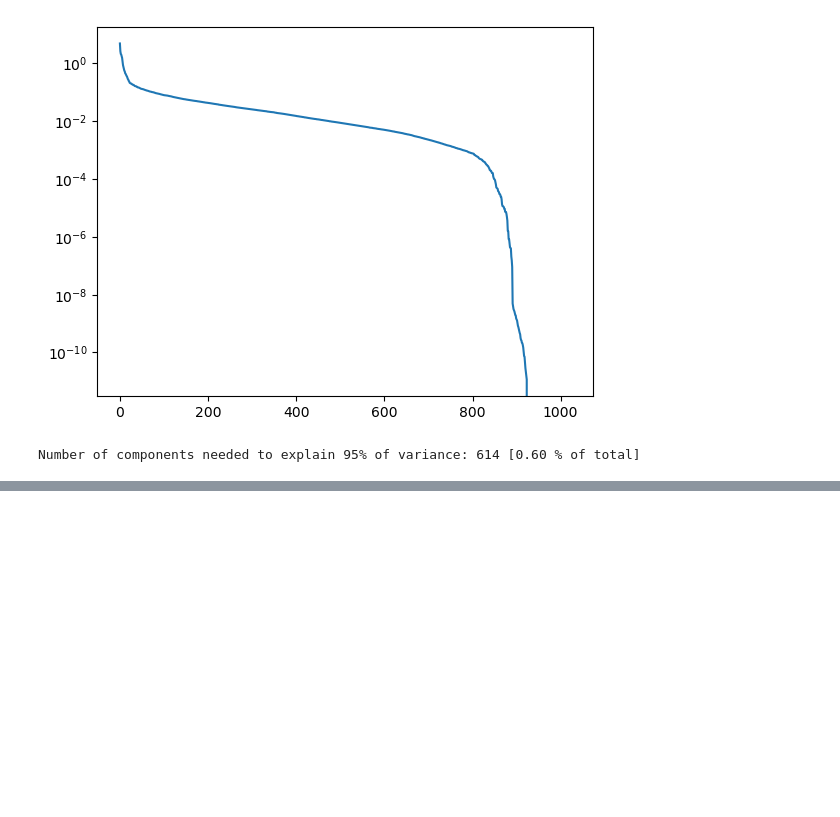
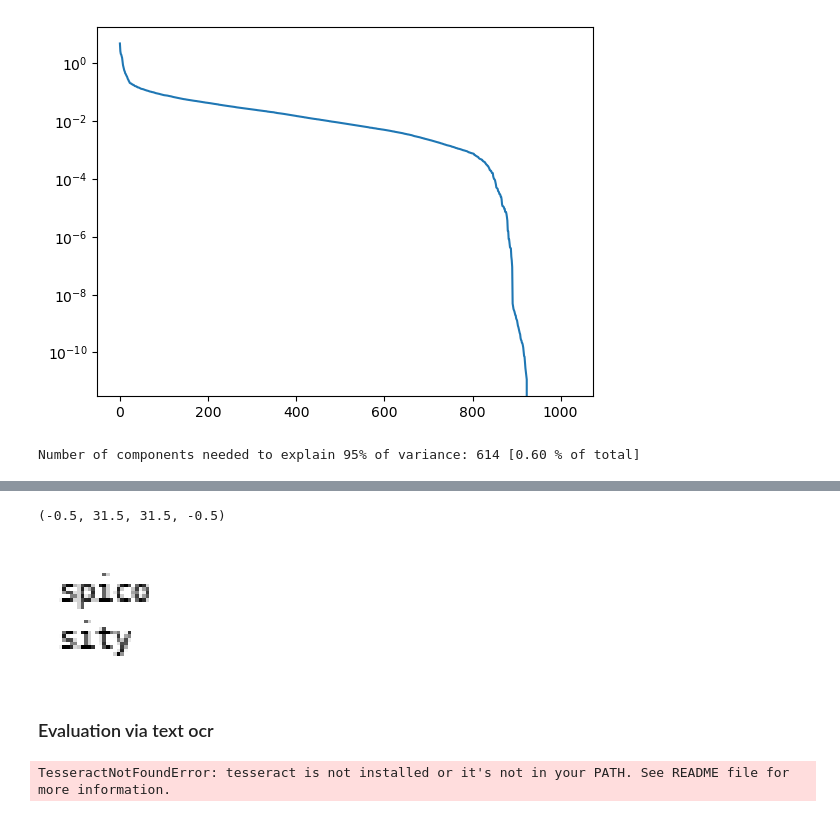
Before and after one commit to Animadversio/DiffusionLearningCurve, a Jupyter notebook: notebook/dataset_face_text.ipynb, the cells around one changed output, grey strips where cells are left out. Drawn from its saved outputs; the diff is of its cells as text; code cells hidden in the pictures; blank space fills up the shorter version.

```diff
--- a/notebook/dataset_face_text.ipynb
+++ b/notebook/dataset_face_text.ipynb
@@ -412,0 +452,39 @@ Number of components needed to explain 95% of variance: 614 [0.60 % of total]
+# %%
+plt.figure(figsize=[1.5,1.5])
+plt.imshow(img_tensor, cmap="gray")
+plt.axis("off")
+# %% [output]
+(-0.5, 31.5, 31.5, -0.5)
+[figure, added]
+# %% [markdown]
+### Evaluation via text ocr
+# %%
+import cv2
+import pytesseract
+from PIL import Image
+import numpy as np
+
+# Load the image
+img_pil = T.ToPILImage()(img_tensor)
+
+# Convert PIL image to cv2 format - need to convert from RGB to BGR
+image = cv2.cvtColor(np.array(img_pil), cv2.COLOR_RGB2BGR)
+
+# Convert to grayscale
+gray = cv2.cvtColor(image, cv2.COLOR_BGR2GRAY)
+
+# Apply thresholding for better OCR results
+thresh = cv2.threshold(gray, 150, 255, cv2.THRESH_BINARY_INV | cv2.THRESH_OTSU)[1]
+
+# Optional: Denoising or morphology operations
+kernel = cv2.getStructuringElement(cv2.MORPH_RECT, (1, 1))
+processed = cv2.morphologyEx(thresh, cv2.MORPH_CLOSE, kernel)
+
+# Use pytesseract to extract text
+custom_config = r'--oem 3 --psm 6'  # Assume a uniform block of text
+text = pytesseract.image_to_string(processed, config=custom_config)
+
+print("Extracted Text:")
+print(text)
+# %% [output]
+TesseractNotFoundError: tesseract is not installed or it's not in your PATH. See README file for more information.
```
Also changed, not shown: parts of 4 cells of this notebook, 1 other file.
